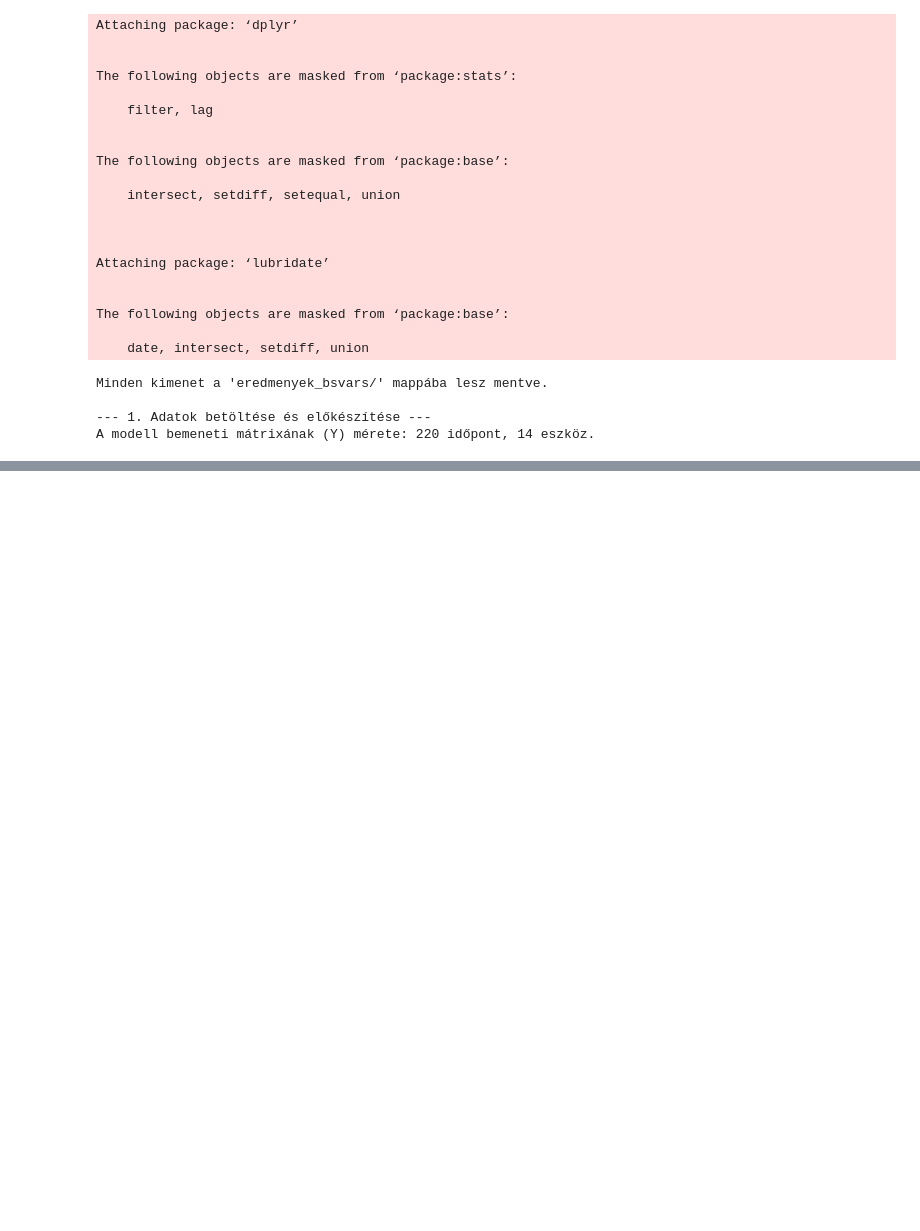
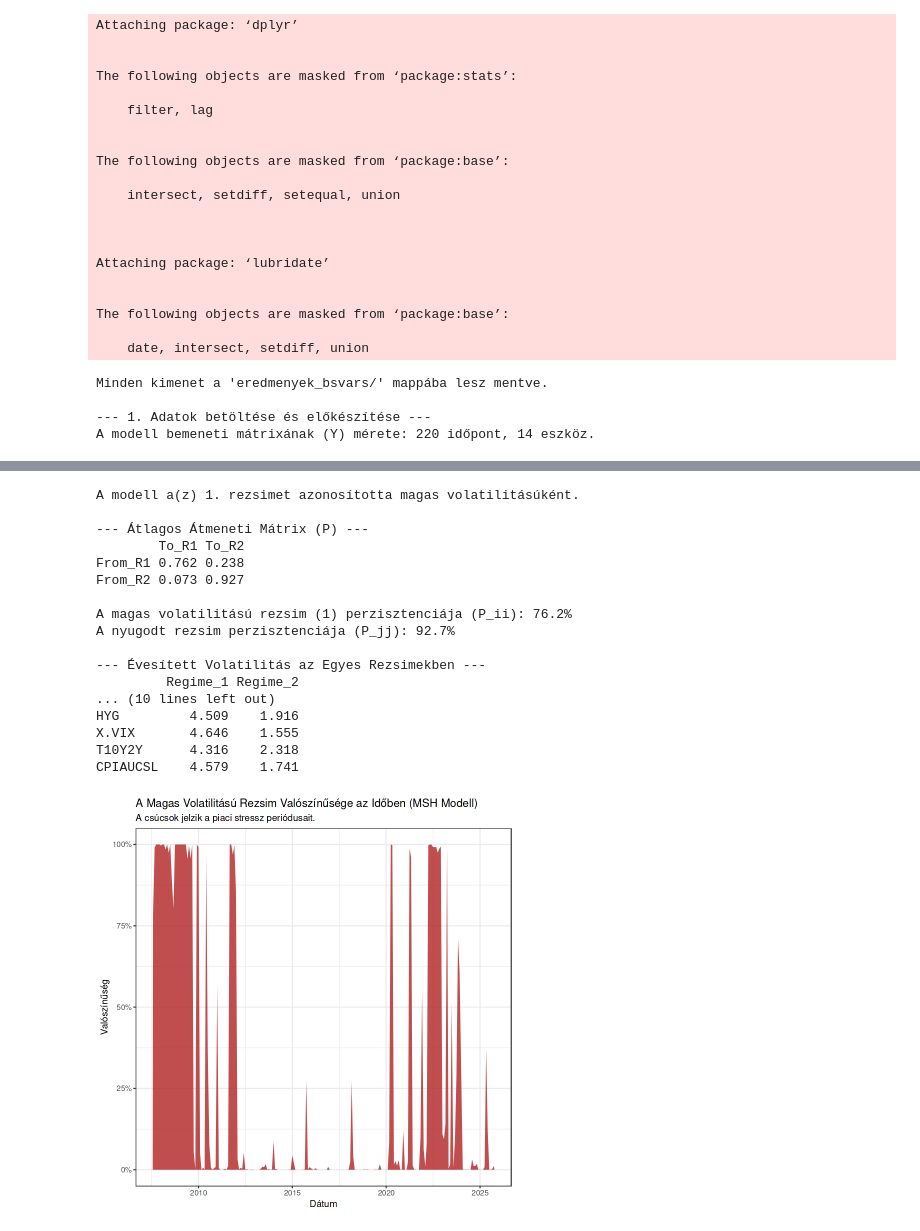
Before and after one commit to vereszkipeter/dynamic_portfolio_optimization_w_adam, a Jupyter notebook: notebooks/bvar-sv-bsvars.ipynb, the cells around one changed output, grey strips where cells are left out. Saved outputs shown, nothing was run; the diff lists cells and outputs as text; code cells hidden in the pictures; blank space fills up the shorter version.

```diff
--- a/notebooks/bvar-sv-bsvars.ipynb
+++ b/notebooks/bvar-sv-bsvars.ipynb
@@ -322,0 +384,70 @@ $ Date     <date> 2007-06-30, 2007-07-31, 2007-08-31, 2007-09-30, 2007-10-31,
+# %%
+# Azonosítsuk a magas volatilitású rezsimet
+# A sigma2 egy (Eszköz x Rezsim x Minta) tömb
+# Számoljuk ki az átlagos volatilitást rezsimenként (pl. az SPY volatilitása alapján)
+spy_index <- which(colnames(Y) == "SPY")
+vol_by_regime <- apply(posterior$posterior$sigma2[spy_index, , ], 1, mean)
+high_vol_regime <- which.max(vol_by_regime)
+
+cat(sprintf("A modell a(z) %d. rezsimet azonosította magas volatilitásúként.\n", high_vol_regime))
+
+# Ábrázoljuk a magas volatilitású rezsim valószínűségét
+library(ggplot2)
+
+p_regimes <- ggplot(subset(probs_df, Regime == high_vol_regime), aes(x = Date, y = Probability)) +
+  geom_area(fill = "firebrick", alpha = 0.8) +
+  labs(
+    title = "A Magas Volatilitású Rezsim Valószínűsége az Időben (MSH Modell)",
+    subtitle = "A csúcsok jelzik a piaci stressz periódusait.",
+    x = "Dátum",
+    y = "Valószínűség"
+  ) +
+  scale_y_continuous(labels = scales::percent, limits = c(0, 1)) +
+  theme_bw()
+
+print(p_regimes)
+
+# --- Rezsim-perzisztencia ---
+# A PR_TR egy (Rezsim x Rezsim x Minta) tömb, ami az átmeneti mátrixokat tartalmazza
+# Vegyük az átlagos átmeneti mátrixot
+transition_matrix <- apply(posterior$posterior$PR_TR, c(1, 2), mean)
+colnames(transition_matrix) <- paste0("To_R", 1:n_regimes)
+rownames(transition_matrix) <- paste0("From_R", 1:n_regimes)
+
+cat("\n--- Átlagos Átmeneti Mátrix (P) ---\n")
+print(round(transition_matrix, 3))
+
+cat(sprintf("\nA magas volatilitású rezsim (%d) perzisztenciája (P_ii): %.1f%%\n",
+            high_vol_regime,
+            transition_matrix[high_vol_regime, high_vol_regime] * 100))
+cat(sprintf("A nyugodt rezsim perzisztenciája (P_jj): %.1f%%\n",
+            transition_matrix[-high_vol_regime, -high_vol_regime] * 100))
+
+
+# --- Volatilitás a Rezsimekben ---
+# A sigma2 egy (Eszköz x Rezsim x Minta) tömb. A volatilitás ennek a négyzete.
+mean_vol_by_regime <- sqrt(apply(posterior$posterior$sigma2, c(1, 2), mean)) * sqrt(12) # Évesítve
+rownames(mean_vol_by_regime) <- colnames(Y)
+colnames(mean_vol_by_regime) <- paste0("Regime_", 1:n_regimes)
+
+cat("\n--- Évesített Volatilitás az Egyes Rezsimekben ---\n")
+print(round(mean_vol_by_regime, 3))
+# %% [output]
+A modell a(z) 1. rezsimet azonosította magas volatilitásúként.
+
+--- Átlagos Átmeneti Mátrix (P) ---
+        To_R1 To_R2
+From_R1 0.762 0.238
+From_R2 0.073 0.927
+
+A magas volatilitású rezsim (1) perzisztenciája (P_ii): 76.2%
+A nyugodt rezsim perzisztenciája (P_jj): 92.7%
+
+--- Évesített Volatilitás az Egyes Rezsimekben ---
+         Regime_1 Regime_2
+... (10 lines left out)
+HYG         4.509    1.916
+X.VIX       4.646    1.555
+T10Y2Y      4.316    2.318
+CPIAUCSL    4.579    1.741
+[figure, added]
```
Also changed, not shown: parts of 5 cells of this notebook, 5 other files.
